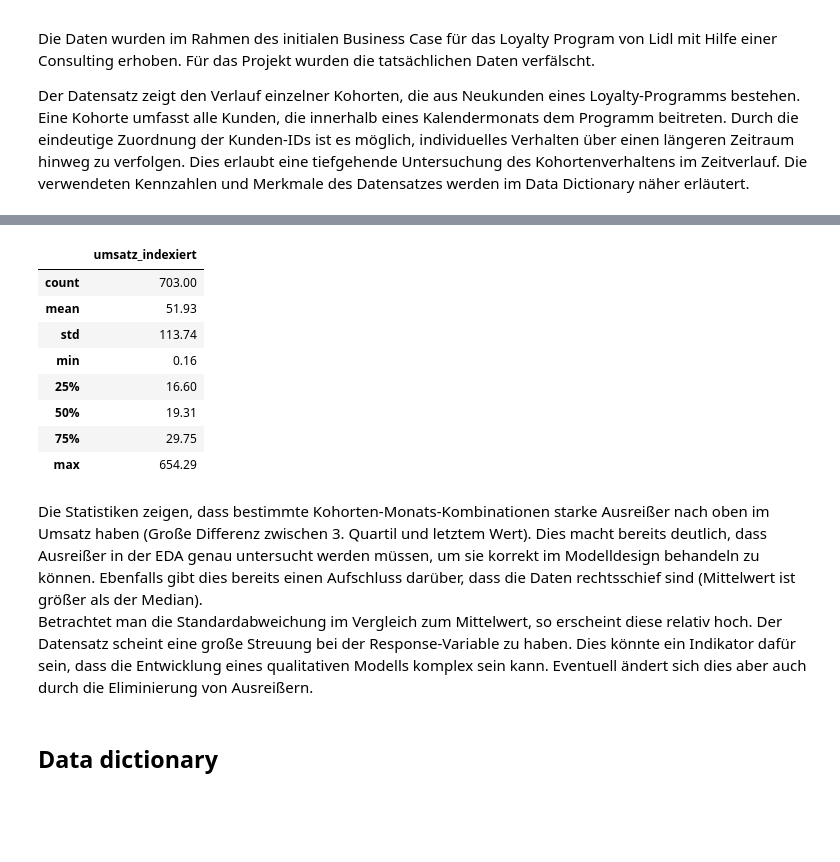
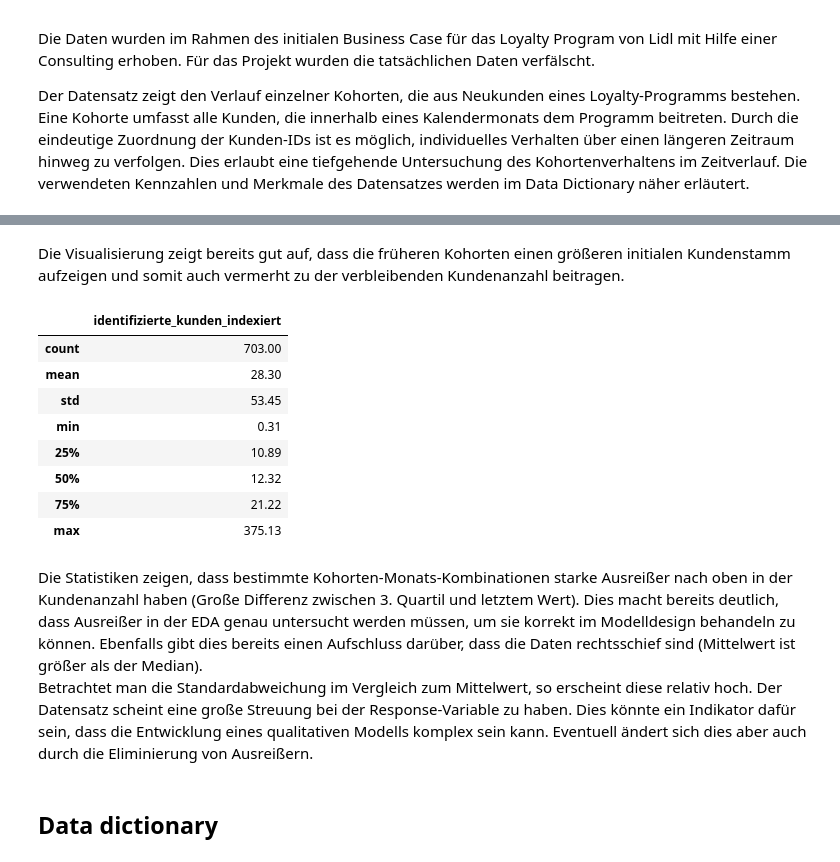
Before and after one commit to mm391-030401/project, a Jupyter notebook: references/project-proposal.ipynb, the cells around one changed output, grey strips where cells are left out. Drawn from its saved outputs; the diff is of its cells as text; code cells hidden in the pictures; blank space fills up the shorter version.

Commit message:
Update bereits exisitierende Notebooks auf die neue Datengrundlage

```diff
--- a/references/project-proposal.ipynb
+++ b/references/project-proposal.ipynb
@@ -16,7 +16,7 @@ import altair as alt
 ## Data load
 # %%
 path_data = 'https://raw.githubusercontent.com/mm391-030401/project/refs/heads/main/data/processed/'
-file_data= 'Datengrundlage_final.csv'
+file_data= 'data_final.csv'
 
 data = pd.read_csv(path_data + file_data, sep=',', encoding='utf-8')
 
@@ -156,18 +153,20 @@ Die Visualisierung zeigt bereits gut auf, dass die früheren Kohorten einen grö
+# %% [markdown]
+Die Visualisierung zeigt bereits gut auf, dass die früheren Kohorten einen größeren initialen Kundenstamm aufzeigen und somit auch vermerht zu der verbleibenden Kundenanzahl beitragen.
 # %%
-stats = pd.DataFrame(data['umsatz_indexiert'].describe().round(2))
+stats = pd.DataFrame(data['identifizierte_kunden_indexiert'].describe().round(2))
 stats
 # %% [output]
-|  | umsatz_indexiert |
+|  | identifizierte_kunden_indexiert |
 | count | 703.00 |
-| mean | 51.93 |
-| std | 113.74 |
-| min | 0.16 |
-| 25% | 16.60 |
-| 50% | 19.31 |
-| 75% | 29.75 |
-| max | 654.29 |
+| mean | 28.30 |
+| std | 53.45 |
+| min | 0.31 |
+| 25% | 10.89 |
+| 50% | 12.32 |
+| 75% | 21.22 |
+| max | 375.13 |
 # %% [markdown]
-Die Statistiken zeigen, dass bestimmte Kohorten-Monats-Kombinationen starke Ausreißer nach oben im Umsatz haben (Große Differenz zwischen 3. Quartil und letztem Wert). Dies macht bereits deutlich, dass Ausreißer in der EDA genau untersucht werden müssen, um sie korrekt im Modelldesign behandeln zu können. Ebenfalls gibt dies bereits einen Aufschluss darüber, dass die Daten rechtsschief sind (Mittelwert ist größer als der Median).
+Die Statistiken zeigen, dass bestimmte Kohorten-Monats-Kombinationen starke Ausreißer nach oben in der Kundenanzahl haben (Große Differenz zwischen 3. Quartil und letztem Wert). Dies macht bereits deutlich, dass Ausreißer in der EDA genau untersucht werden müssen, um sie korrekt im Modelldesign behandeln zu können. Ebenfalls gibt dies bereits einen Aufschluss darüber, dass die Daten rechtsschief sind (Mittelwert ist größer als der Median).
 Betrachtet man die Standardabweichung im Vergleich zum Mittelwert, so erscheint diese relativ hoch. Der Datensatz scheint eine große Streuung bei der Response-Variable zu haben. Dies könnte ein Indikator dafür sein, dass die Entwicklung eines qualitativen Modells komplex sein kann. Eventuell ändert sich dies aber auch durch die Eliminierung von Ausreißern.
 # %% [markdown]
 ## Data dictionary
```
Also changed, not shown: parts of 9 cells of this notebook.
